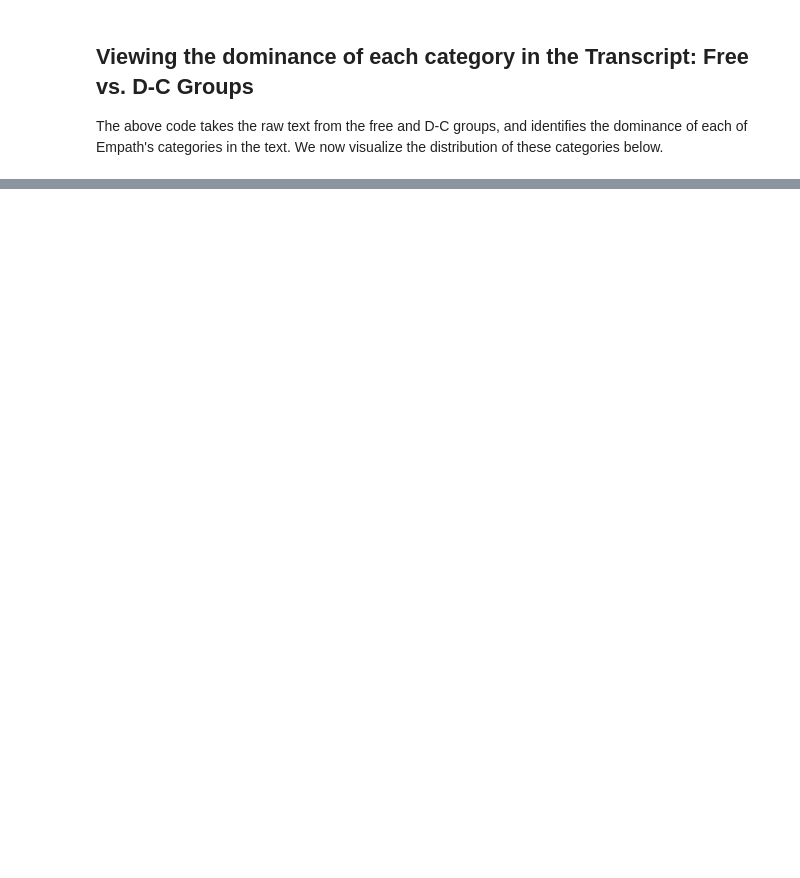
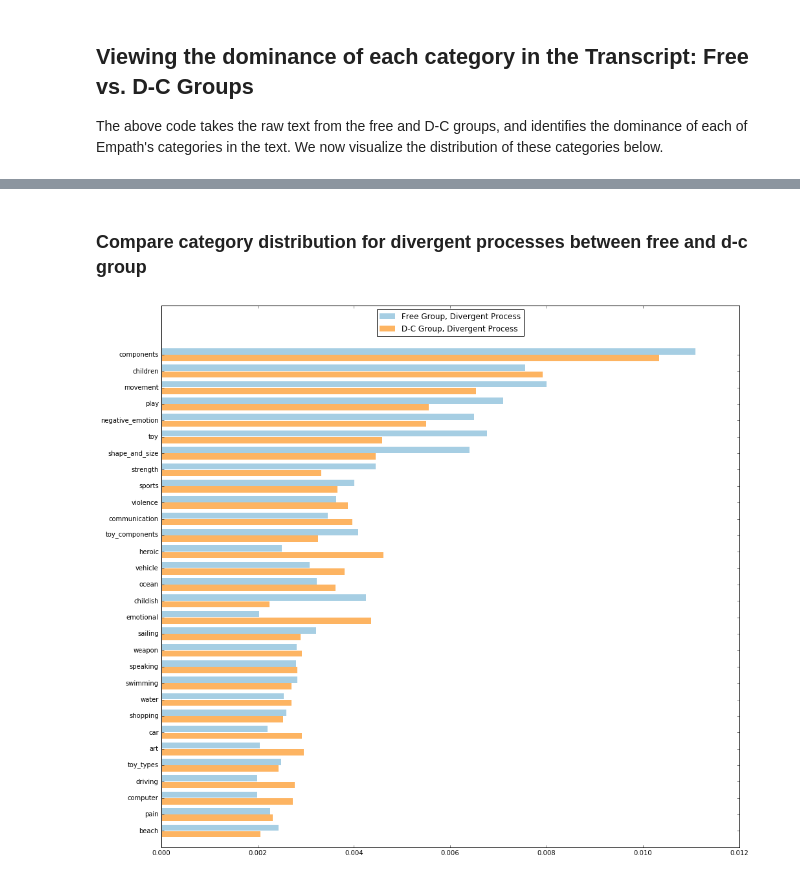
Before and after one commit to senthilchandrasegaran/jupyter-notebooks, a Jupyter notebook: brainstorming-viz/Empath Analysis -- Concept Discussion.ipynb, the cells around one changed output, grey strips where cells are left out. Saved outputs shown, nothing was run; the diff lists cells and outputs as text; code cells hidden in the pictures; blank space fills up the shorter version.

```diff
--- a/brainstorming-viz/Empath Analysis -- Concept Discussion.ipynb
+++ b/brainstorming-viz/Empath Analysis -- Concept Discussion.ipynb
@@ -156,0 +193,48 @@ Populating the interactive namespace from numpy and matplotlib
+# %%
+filesListFreeDiv = openFiles(fileNamesFreeDivergent, textPathFree)
+filesListDCDiv = openFiles(fileNamesDCDivergent, textPathDC)
+
+group1_raw_div = removeSpecials(filesListFreeDiv)
+group2_raw_div = removeSpecials(filesListDCDiv)
+
+group1_div = removeObservations(group1_raw_div)
+group2_div = removeObservations(group2_raw_div)
+
+group1_div_categories = lexicon.analyze(group1_div, normalize=True)
+group2_div_categories = lexicon.analyze(group2_div, normalize=True)
+
+filesListFreeConv = openFiles(fileNamesFreeConvergent, textPathFree)
+filesListDCConv = openFiles(fileNamesDCConvergent, textPathDC)
+
+group1_raw_conv = removeSpecials(filesListFreeConv)
+group2_raw_conv = removeSpecials(filesListDCConv)
+
+group1_conv = removeObservations(group1_raw_conv)
+group2_conv = removeObservations(group2_raw_conv)
+
+group1_conv_categories = lexicon.analyze(group1_conv, normalize=True)
+group2_conv_categories = lexicon.analyze(group2_conv, normalize=True)
+
+filesListDCDivStage1 = openFiles(fileNamesDCDivergentStage1, textPathDC)
+filesListDCDivStage2 = openFiles(fileNamesDCDivergentStage2, textPathDC)
+group2_raw_div_stage1 = removeSpecials(filesListDCDivStage1)
+group2_raw_div_stage2 = removeSpecials(filesListDCDivStage2)
+group2_div_stage1 = removeObservations(group2_raw_div_stage1)
+group2_div_stage2 = removeObservations(group2_raw_div_stage2)
+group2_div_categories_stage1 = lexicon.analyze(group2_div_stage1, normalize=True)
+group2_div_categories_stage2 = lexicon.analyze(group2_div_stage2, normalize=True)
+
+filesListDCConvStage1 = openFiles(fileNamesDCConvergentStage1, textPathDC)
+filesListDCConvStage2 = openFiles(fileNamesDCConvergentStage2, textPathDC)
+group2_raw_conv_stage1 = removeSpecials(filesListDCConvStage1)
+group2_raw_conv_stage2 = removeSpecials(filesListDCConvStage2)
+group2_conv_stage1 = removeObservations(group2_raw_conv_stage1)
+group2_conv_stage2 = removeObservations(group2_raw_conv_stage2)
+group2_conv_categories_stage1 = lexicon.analyze(group2_conv_stage1, normalize=True)
+group2_conv_categories_stage2 = lexicon.analyze(group2_conv_stage2, normalize=True)
+# %% [markdown]
+### Compare category distribution for divergent processes between free and d-c group
+# %%
+compare_cats(group1_div_categories, "Free Group, Divergent Process", group2_div_categories, "D-C Group, Divergent Process", 30)
+# %% [output]
+[figure, added]
```
Also changed, not shown: parts of 13 cells of this notebook, 2 other files.
